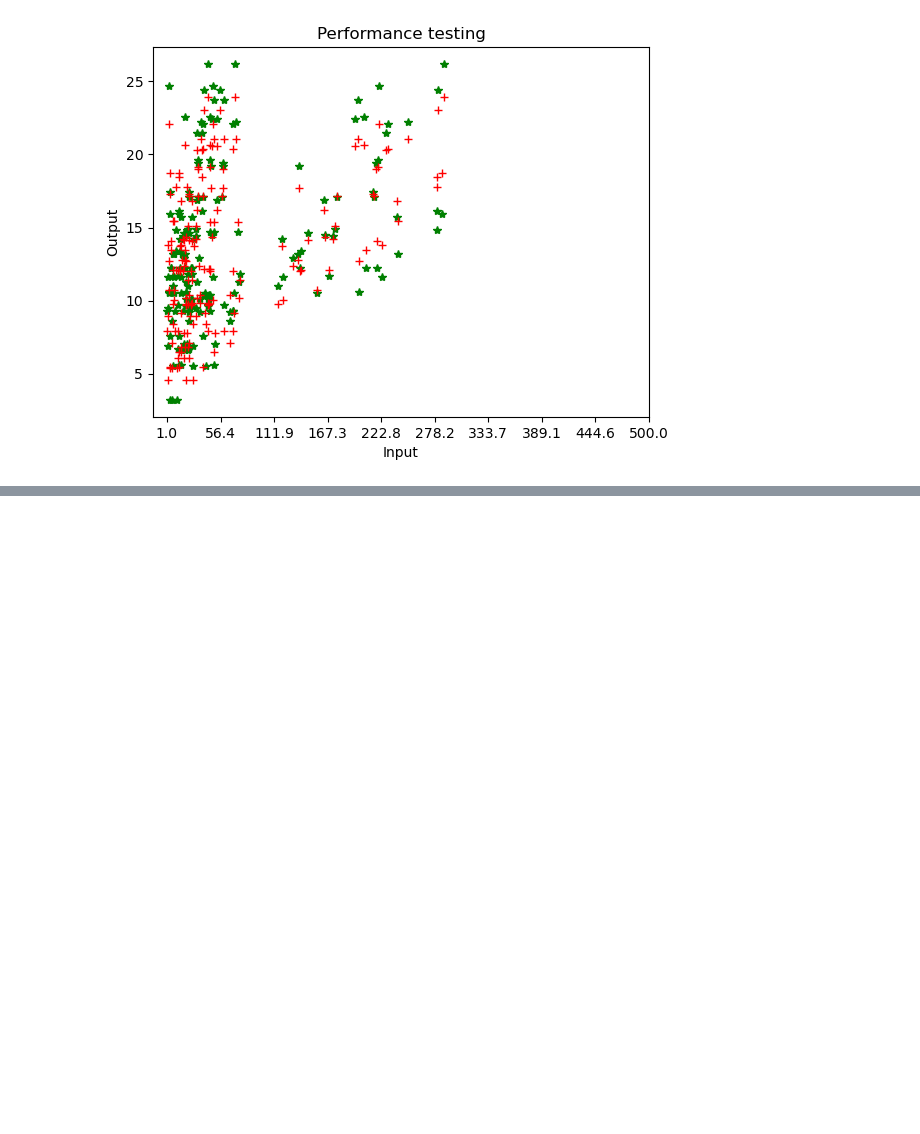
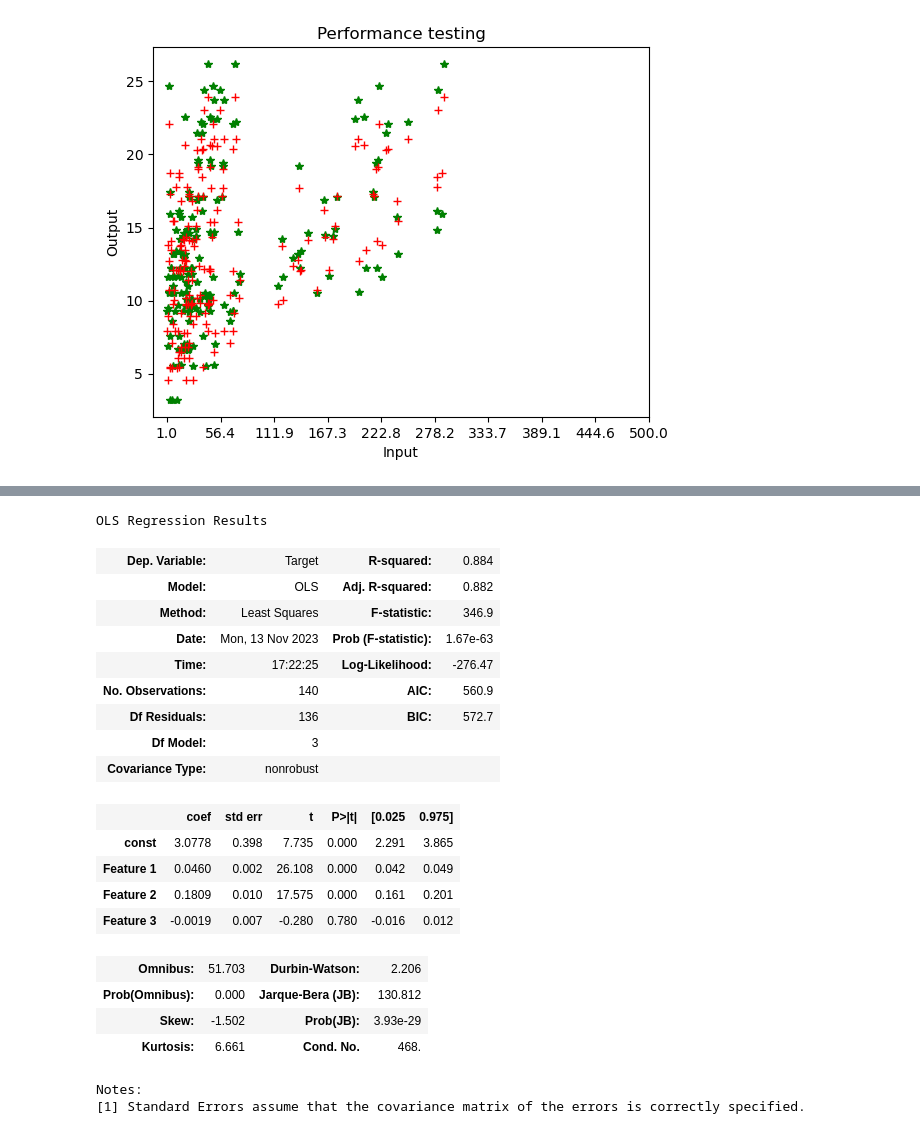
Before and after one commit to Annkkitaaa/Machine-Learning-and-AI, a Jupyter notebook: multiple linear regression/Multiple Linear Regression.ipynb, the cells around one changed output, grey strips where cells are left out. Drawn from its saved outputs; the diff is of its cells as text; code cells hidden in the pictures; blank space fills up the shorter version.

```diff
--- a/multiple linear regression/Multiple Linear Regression.ipynb
+++ b/multiple linear regression/Multiple Linear Regression.ipynb
@@ -120,0 +209,4 @@ plt.show()
+# %%
+model= sm.OLS(y_train,x_with_constant)
+# %%
+result=model.fit()
@@ -120,0 +229,24 @@ plt.show()
+# %%
+result.summary()
+# %% [output]
+OLS Regression Results
+| Dep. Variable: | Target | R-squared: | 0.884 |
+| Model: | OLS | Adj. R-squared: | 0.882 |
+| Method: | Least Squares | F-statistic: | 346.9 |
+| Date: | Mon, 13 Nov 2023 | Prob (F-statistic): | 1.67e-63 |
+| Time: | 17:22:25 | Log-Likelihood: | -276.47 |
+| No. Observations: | 140 | AIC: | 560.9 |
+| Df Residuals: | 136 | BIC: | 572.7 |
+| Df Model: | 3 |  |  |
+| Covariance Type: | nonrobust |  |  |
+|  | coef | std err | t | P>|t| | [0.025 | 0.975] |
+| const | 3.0778 | 0.398 | 7.735 | 0.000 | 2.291 | 3.865 |
+| Feature 1 | 0.0460 | 0.002 | 26.108 | 0.000 | 0.042 | 0.049 |
+| Feature 2 | 0.1809 | 0.010 | 17.575 | 0.000 | 0.161 | 0.201 |
+| Feature 3 | -0.0019 | 0.007 | -0.280 | 0.780 | -0.016 | 0.012 |
+| Omnibus: | 51.703 | Durbin-Watson: | 2.206 |
+| Prob(Omnibus): | 0.000 | Jarque-Bera (JB): | 130.812 |
+| Skew: | -1.502 | Prob(JB): | 3.93e-29 |
+| Kurtosis: | 6.661 | Cond. No. | 468. |
+Notes:
+[1] Standard Errors assume that the covariance matrix of the errors is correctly specified.
```
Also changed, not shown: parts of 17 cells of this notebook.
